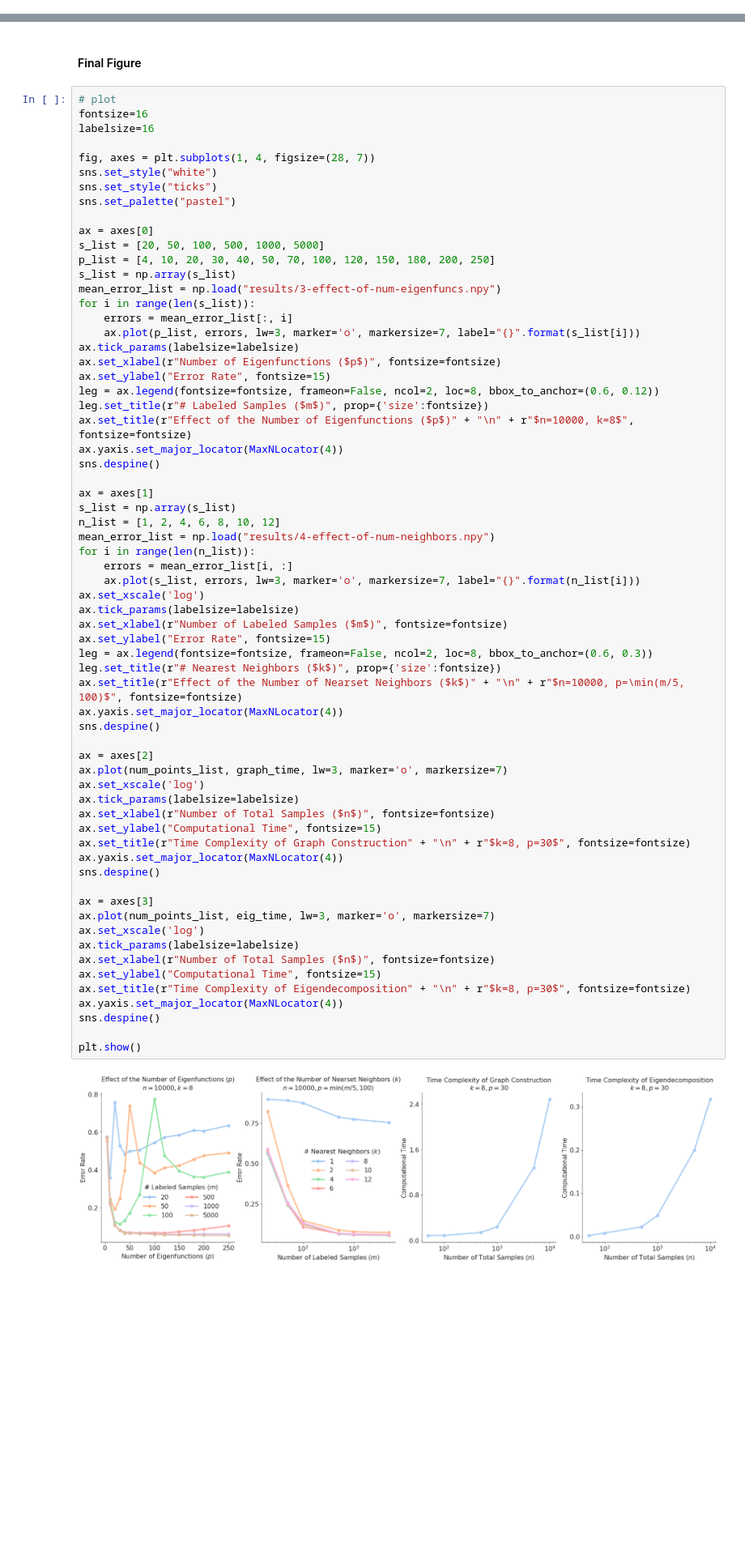
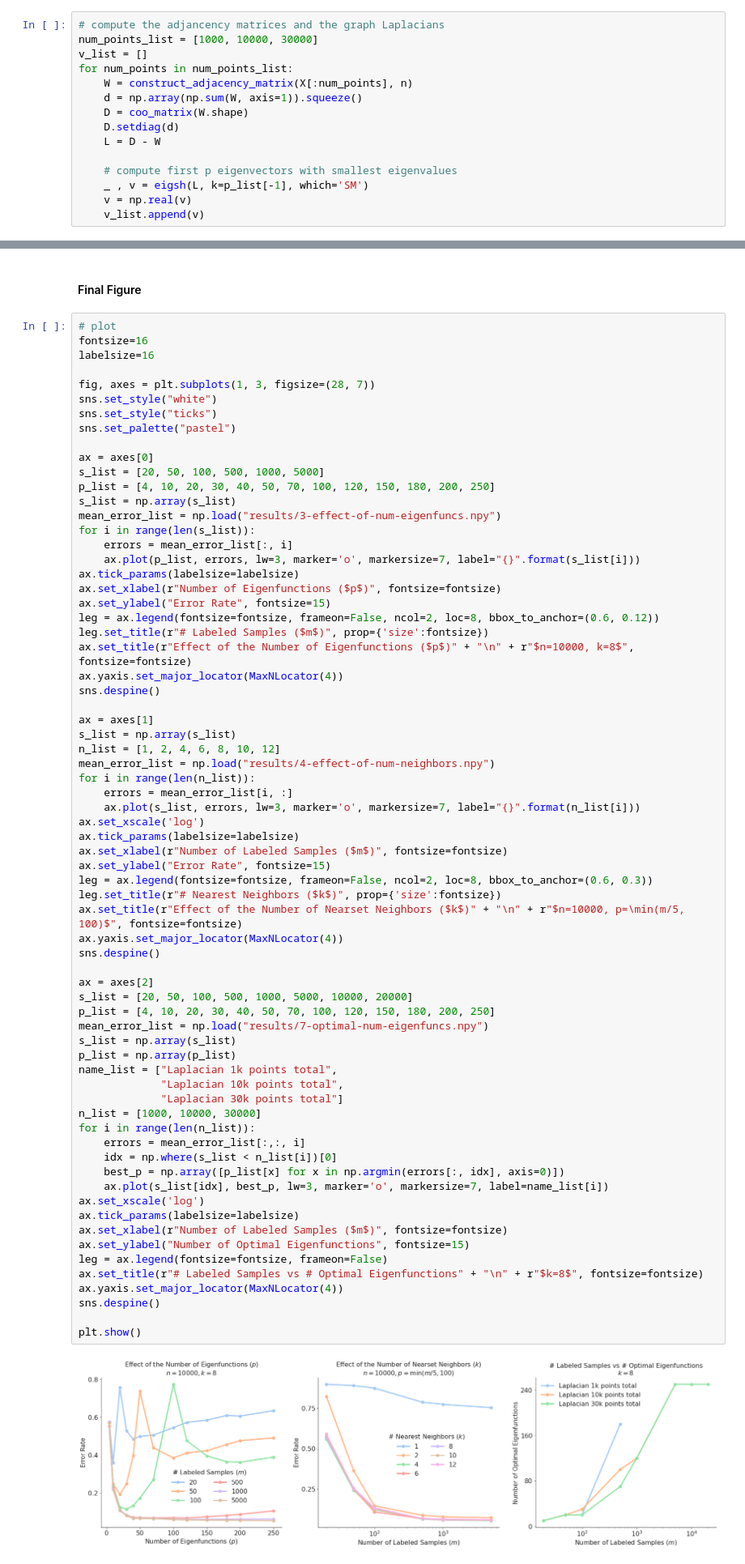
Before and after one commit to Laknath1996/semi-supervised-learning, a Jupyter notebook: laplacian_ssl/3-effect-of-parameters.ipynb, the cells around one changed output, grey strips where cells are left out. Shown: that part at 81% size. Cells and saved outputs as stored; diff of their text form; blank space fills up the shorter version.

```diff
--- a/laplacian_ssl/3-effect-of-parameters.ipynb
+++ b/laplacian_ssl/3-effect-of-parameters.ipynb
@@ -223,0 +232,15 @@ np.save("results/4-effect-of-num-neighbors.npy", mean_error_list)
+# %%
+# compute the adjancency matrices and the graph Laplacians
+num_points_list = [1000, 10000, 30000]
+v_list = []
+for num_points in num_points_list:
+    W = construct_adjacency_matrix(X[:num_points], n)
+    d = np.array(np.sum(W, axis=1)).squeeze()
+    D = coo_matrix(W.shape)
+    D.setdiag(d)
+    L = D - W
+
+    # compute first p eigenvectors with smallest eigenvalues
+    _ , v = eigsh(L, k=p_list[-1], which='SM')
+    v = np.real(v)
+    v_list.append(v)
@@ -296,7 +387,7 @@ np.save("results/6-eig-time-complexity.npy", np.array(eig_time))
 fontsize=16
 labelsize=16
 
-fig, axes = plt.subplots(1, 4, figsize=(28, 7))
+fig, axes = plt.subplots(1, 3, figsize=(28, 7))
 sns.set_style("white")
 sns.set_style("ticks")
 sns.set_palette("pastel")
@@ -316,47 +407,51 @@ leg = ax.legend(fontsize=fontsize, frameon=False, ncol=2, loc=8, bbox_to_anchor=
 leg.set_title(r"# Labeled Samples ($m$)", prop={'size':fontsize})
 ax.set_title(r"Effect of the Number of Eigenfunctions ($p$)" + "\n" + r"$n=10000, k=8$", fontsize=fontsize)
 ax.yaxis.set_major_locator(MaxNLocator(4))
 sns.despine()
 
 ax = axes[1]
 s_list = np.array(s_list)
 n_list = [1, 2, 4, 6, 8, 10, 12]
 mean_error_list = np.load("results/4-effect-of-num-neighbors.npy")
 for i in range(len(n_list)):
     errors = mean_error_list[i, :]
     ax.plot(s_list, errors, lw=3, marker='o', markersize=7, label="{}".format(n_list[i]))
 ax.set_xscale('log')
 ax.tick_params(labelsize=labelsize)
 ax.set_xlabel(r"Number of Labeled Samples ($m$)", fontsize=fontsize)
 ax.set_ylabel("Error Rate", fontsize=15)
 leg = ax.legend(fontsize=fontsize, frameon=False, ncol=2, loc=8, bbox_to_anchor=(0.6, 0.3))
 leg.set_title(r"# Nearest Neighbors ($k$)", prop={'size':fontsize})
 ax.set_title(r"Effect of the Number of Nearset Neighbors ($k$)" + "\n" + r"$n=10000, p=\min(m/5, 100)$", fontsize=fontsize)
 ax.yaxis.set_major_locator(MaxNLocator(4))
 sns.despine()
 
 ax = axes[2]
-ax.plot(num_points_list, graph_time, lw=3, marker='o', markersize=7)
+s_list = [20, 50, 100, 500, 1000, 5000, 10000, 20000]
+p_list = [4, 10, 20, 30, 40, 50, 70, 100, 120, 150, 180, 200, 250]
+mean_error_list = np.load("results/7-optimal-num-eigenfuncs.npy")
+s_list = np.array(s_list)
+p_list = np.array(p_list)
+name_list = ["Laplacian 1k points total",
+             "Laplacian 10k points total",
+             "Laplacian 30k points total"]
+n_list = [1000, 10000, 30000]
+for i in range(len(n_list)):
+    errors = mean_error_list[:,:, i]
+    idx = np.where(s_list < n_list[i])[0]
+    best_p = np.array([p_list[x] for x in np.argmin(errors[:, idx], axis=0)])
+    ax.plot(s_list[idx], best_p, lw=3, marker='o', markersize=7, label=name_list[i])
 ax.set_xscale('log')
 ax.tick_params(labelsize=labelsize)
-ax.set_xlabel(r"Number of Total Samples ($n$)", fontsize=fontsize)
-ax.set_ylabel("Computational Time", fontsize=15)
-ax.set_title(r"Time Complexity of Graph Construction" + "\n" + r"$k=8, p=30$", fontsize=fontsize)
-ax.yaxis.set_major_locator(MaxNLocator(4))
-sns.despine()
-
-ax = axes[3]
-ax.plot(num_points_list, eig_time, lw=3, marker='o', markersize=7)
-ax.set_xscale('log')
-ax.tick_params(labelsize=labelsize)
-ax.set_xlabel(r"Number of Total Samples ($n$)", fontsize=fontsize)
-ax.set_ylabel("Computational Time", fontsize=15)
-ax.set_title(r"Time Complexity of Eigendecomposition" + "\n" + r"$k=8, p=30$", fontsize=fontsize)
+ax.set_xlabel(r"Number of Labeled Samples ($m$)", fontsize=fontsize)
+ax.set_ylabel("Number of Optimal Eigenfunctions", fontsize=15)
+leg = ax.legend(fontsize=fontsize, frameon=False)
+ax.set_title(r"# Labeled Samples vs # Optimal Eigenfunctions" + "\n" + r"$k=8$", fontsize=fontsize)
 ax.yaxis.set_major_locator(MaxNLocator(4))
 sns.despine()
 
 plt.show()
 # %% [output]
-[figure, old version]
+[figure, new version]
 # %%
 fig.savefig("../report/figures/Ashwin/3-algo-analysis.pdf", bbox_inches='tight')
```
Also changed, not shown: parts of 8 cells of this notebook, 1 other file.
